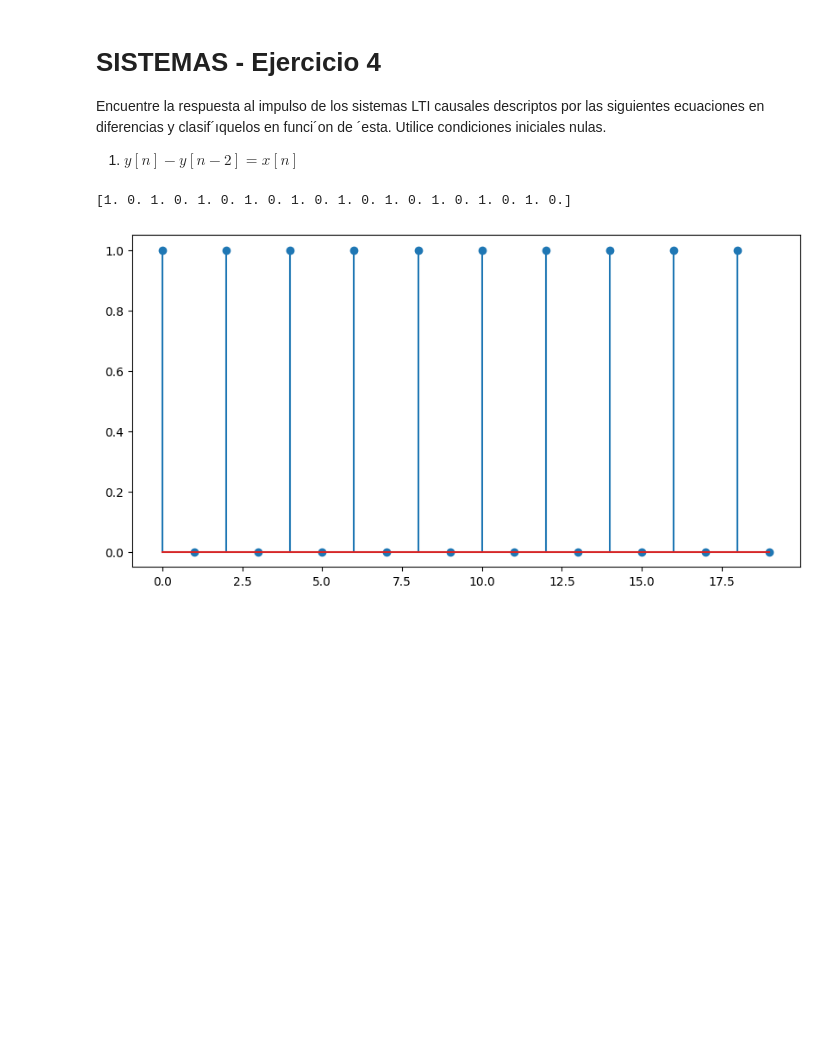
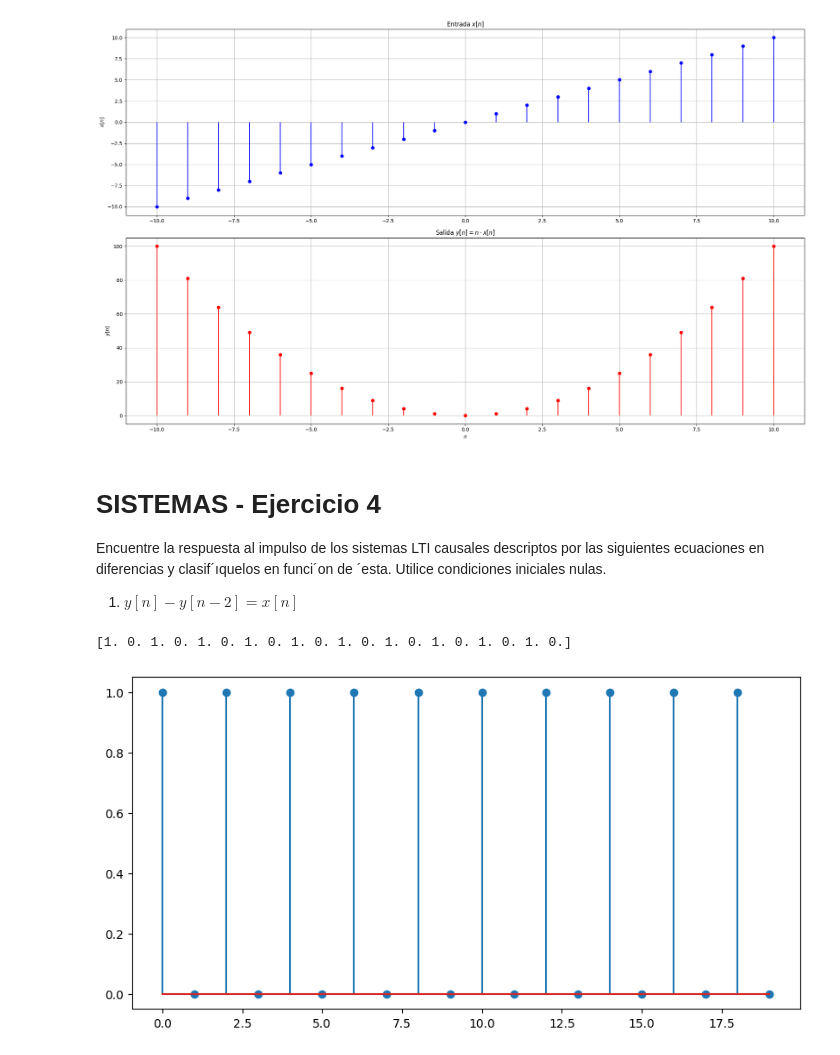
Before and after one commit to lucasgarcia2297/PDS, a Jupyter notebook: Guia2/Guia2.1-Sistemas.ipynb, the cells around one changed output. Drawn from its saved outputs; the diff is of its cells as text; code cells hidden in the pictures; blank space fills up the shorter version.

```diff
--- a/Guia2/Guia2.1-Sistemas.ipynb
+++ b/Guia2/Guia2.1-Sistemas.ipynb
@@ -1,3 +175,32 @@
+# %%
+#==================================================
+#=====================INCISO D=====================
+#==================================================
+
+n = np.arange(-10, 11)
+x = np.arange(-10, 11)
+y = n * x
+
+
+plt.figure(figsize=(20, 12))
+
+plt.subplot(2, 1, 1)
+plt.stem(n, x, basefmt=" ", linefmt='b-', markerfmt='bo')
+plt.title("Entrada $x[n]$")
+plt.ylabel("$x[n]$")
+plt.grid(True)
+
+plt.subplot(2, 1, 2)
+plt.stem(n, y, basefmt=" ", linefmt='r-', markerfmt='ro')
+plt.title(r"Salida $y[n] = n \cdot x[n]$")
+plt.xlabel("$n$")
+plt.ylabel("$y[n]$")
+plt.grid(True)
+
+plt.tight_layout()
+plt.show()
+# %% [output]
+[figure, added]
 # %% [markdown]
 # SISTEMAS - Ejercicio 4
 Encuentre la respuesta al impulso de los sistemas LTI causales descriptos por las siguientes ecuaciones en diferencias y clasif´ıquelos en funci´on de ´esta. Utilice condiciones iniciales nulas.
```
Also changed, not shown: parts of 4 cells of this notebook, 1 other file.
